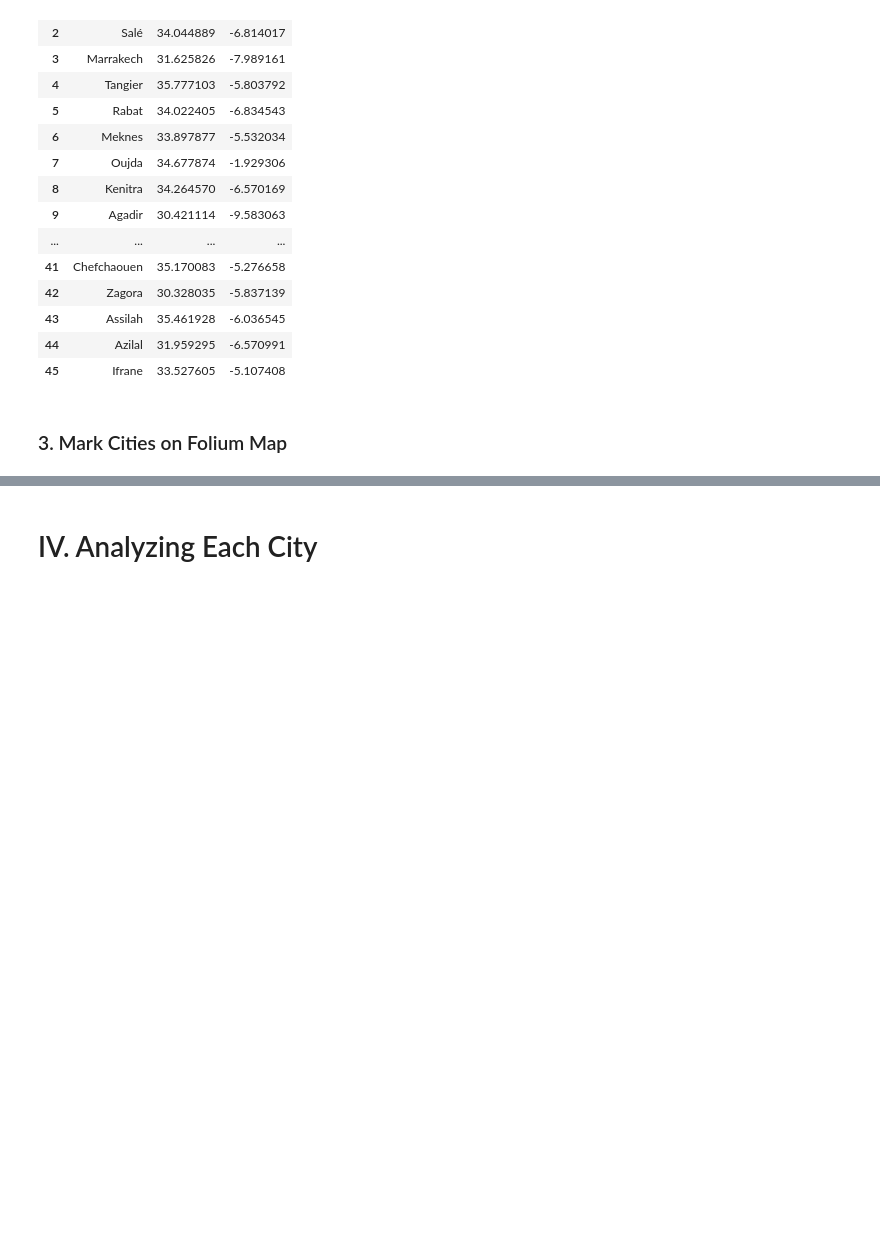
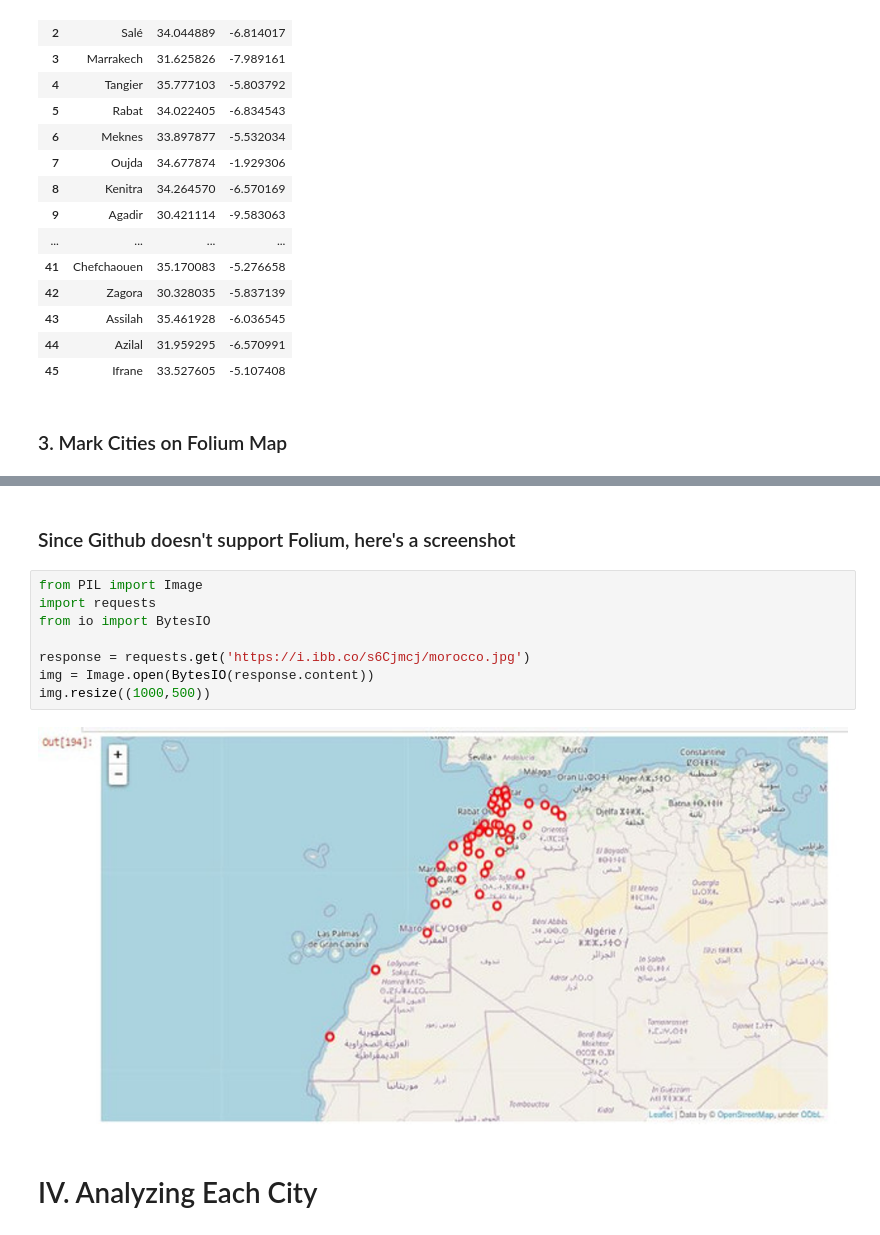
Before and after one commit to hamdanihamza/IBM-Capstone-Project, a Jupyter notebook: The Battle of Neighborhoods (Week 2).ipynb, the cells around one changed output, grey strips where cells are left out. Cells and saved outputs as stored; diff of their text form; blank space fills up the shorter version.

```diff
--- a/The Battle of Neighborhoods (Week 2).ipynb
+++ b/The Battle of Neighborhoods (Week 2).ipynb
@@ -198,6 +198,18 @@ for lat, lng, city in zip(dataframe['Latitude'], dataframe['Longitude'], datafra
 morocco_map
 # %% [output]
 [interactive output not drawn]
+# %% [markdown]
+### Since Github doesn't support Folium, here's a screenshot
+# %%
+from PIL import Image
+import requests
+from io import BytesIO
+
+response = requests.get('https://i.ibb.co/s6Cjmcj/morocco.jpg')
+img = Image.open(BytesIO(response.content))
+img.resize((1000,500))
+# %% [output]
+[figure, added]
 # %% [markdown]
 # IV. Analyzing Each City
 # %% [markdown]
```
Also changed, not shown: parts of 1 cell of this notebook.
